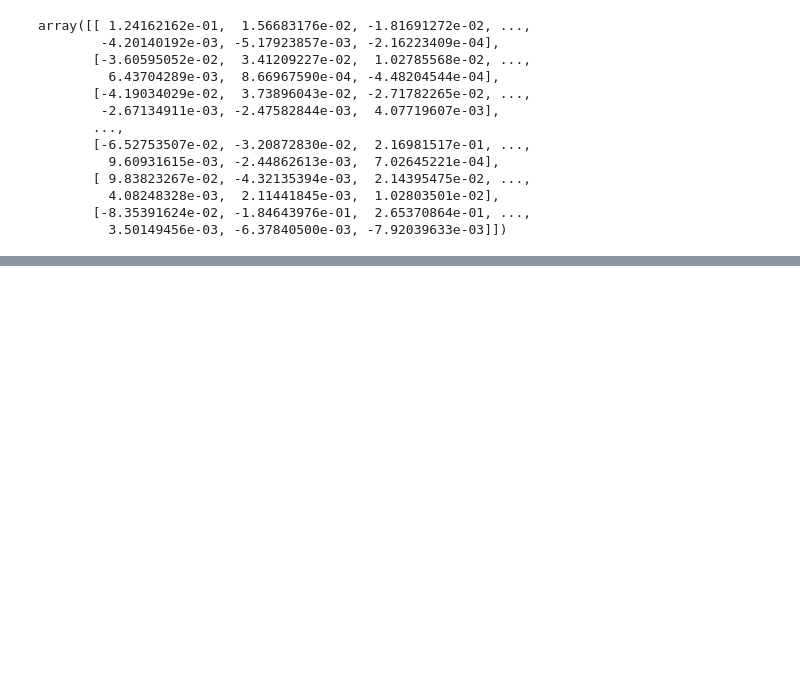
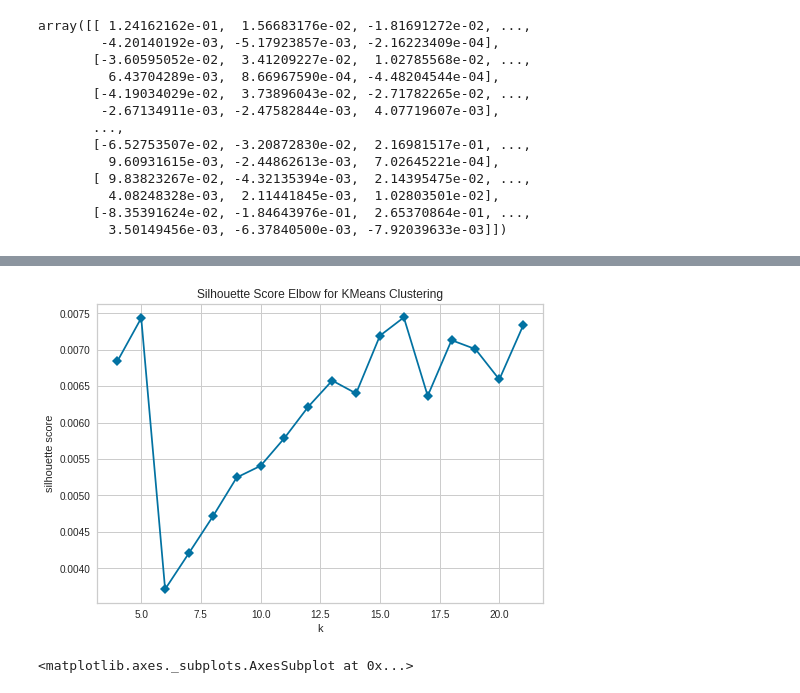
Before and after one commit to anup-anny/NETFLIX-MOVIES-AND-TV-SHOWS-CLUSTERING, a Jupyter notebook: NETFLIX_MOVIES_AND_TV_SHOWS_CLUSTERING.ipynb, the cells around one changed output, grey strips where cells are left out. Drawn from its saved outputs; the diff is of its cells as text; code cells hidden in the pictures; blank space fills up the shorter version.

```diff
--- a/NETFLIX_MOVIES_AND_TV_SHOWS_CLUSTERING.ipynb
+++ b/NETFLIX_MOVIES_AND_TV_SHOWS_CLUSTERING.ipynb
@@ -700,0 +774,13 @@ array([[ 1.24162162e-01,  1.56683176e-02, -1.81691272e-02, ...,
+# %%
+from sklearn.cluster import KMeans
+
+from yellowbrick.cluster import KElbowVisualizer
+
+model = KMeans(random_state=5)
+visualizer = KElbowVisualizer(model, k=(4,22), metric='silhouette', timings=False, locate_elbow=False)
+
+visualizer.fit(X_transformed)
+visualizer.show()
+# %% [output]
+[figure, added]
+<matplotlib.axes._subplots.AxesSubplot at 0x...>
```
Also changed, not shown: parts of 29 cells of this notebook.
